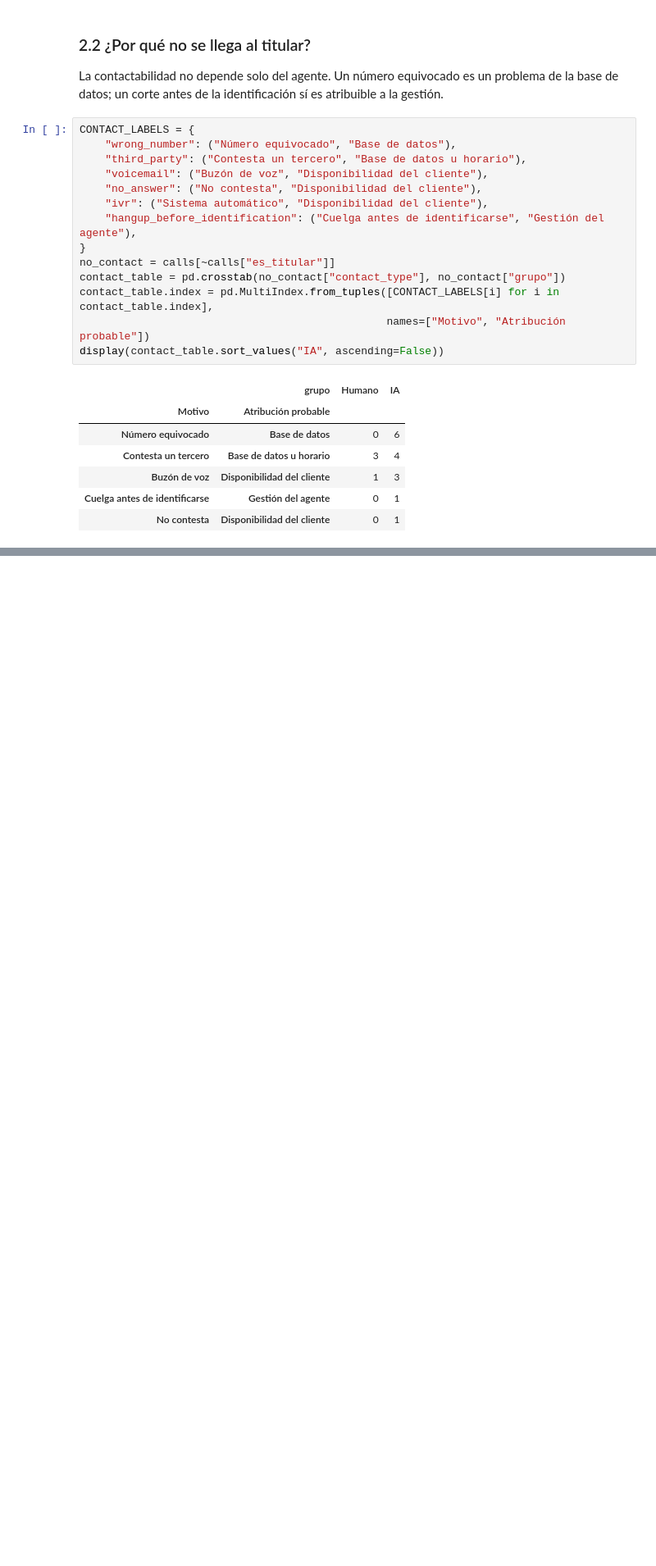
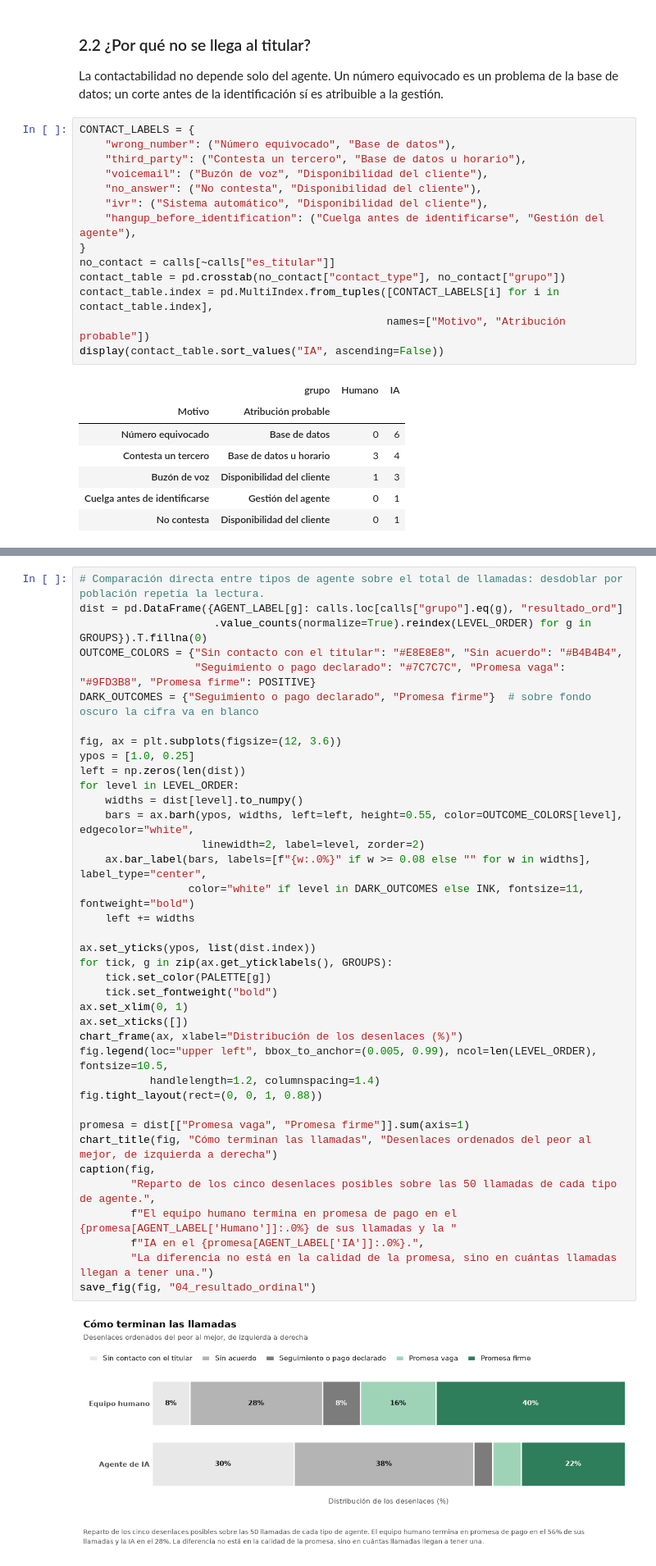
Before and after one commit to MaxWell732/test-crecere, a Jupyter notebook: data_analysis/notebooks/audio_data_analysis.ipynb, the cells around one changed output, grey strips where cells are left out. Shown at 82% size. Drawn from its saved outputs; the diff is of its cells as text; blank space fills up the shorter version.

```diff
--- a/data_analysis/notebooks/audio_data_analysis.ipynb
+++ b/data_analysis/notebooks/audio_data_analysis.ipynb
@@ -1396,0 +723,40 @@ Llamadas con el titular cuyo cierre no es identificable: Humano 11%, IA 60%
+# %%
+# Comparación directa entre tipos de agente sobre el total de llamadas: desdoblar por población repetía la lectura.
+dist = pd.DataFrame({AGENT_LABEL[g]: calls.loc[calls["grupo"].eq(g), "resultado_ord"]
+                     .value_counts(normalize=True).reindex(LEVEL_ORDER) for g in GROUPS}).T.fillna(0)
+OUTCOME_COLORS = {"Sin contacto con el titular": "#E8E8E8", "Sin acuerdo": "#B4B4B4",
+                  "Seguimiento o pago declarado": "#7C7C7C", "Promesa vaga": "#9FD3B8", "Promesa firme": POSITIVE}
+DARK_OUTCOMES = {"Seguimiento o pago declarado", "Promesa firme"}  # sobre fondo oscuro la cifra va en blanco
+
+fig, ax = plt.subplots(figsize=(12, 3.6))
+ypos = [1.0, 0.25]
+left = np.zeros(len(dist))
+for level in LEVEL_ORDER:
+    widths = dist[level].to_numpy()
+    bars = ax.barh(ypos, widths, left=left, height=0.55, color=OUTCOME_COLORS[level], edgecolor="white",
+                   linewidth=2, label=level, zorder=2)
+    ax.bar_label(bars, labels=[f"{w:.0%}" if w >= 0.08 else "" for w in widths], label_type="center",
+                 color="white" if level in DARK_OUTCOMES else INK, fontsize=11, fontweight="bold")
+    left += widths
+
+ax.set_yticks(ypos, list(dist.index))
+for tick, g in zip(ax.get_yticklabels(), GROUPS):
+    tick.set_color(PALETTE[g])
+    tick.set_fontweight("bold")
+ax.set_xlim(0, 1)
+ax.set_xticks([])
+chart_frame(ax, xlabel="Distribución de los desenlaces (%)")
+fig.legend(loc="upper left", bbox_to_anchor=(0.005, 0.99), ncol=len(LEVEL_ORDER), fontsize=10.5,
+           handlelength=1.2, columnspacing=1.4)
+fig.tight_layout(rect=(0, 0, 1, 0.88))
+
+promesa = dist[["Promesa vaga", "Promesa firme"]].sum(axis=1)
+chart_title(fig, "Cómo terminan las llamadas", "Desenlaces ordenados del peor al mejor, de izquierda a derecha")
+caption(fig,
+        "Reparto de los cinco desenlaces posibles sobre las 50 llamadas de cada tipo de agente.",
+        f"El equipo humano termina en promesa de pago en el {promesa[AGENT_LABEL['Humano']]:.0%} de sus llamadas y la "
+        f"IA en el {promesa[AGENT_LABEL['IA']]:.0%}.",
+        "La diferencia no está en la calidad de la promesa, sino en cuántas llamadas llegan a tener una.")
+save_fig(fig, "04_resultado_ordinal")
+# %% [output]
+[figure, added]
```
Also changed, not shown: parts of 79 cells of this notebook, 27 other files.
